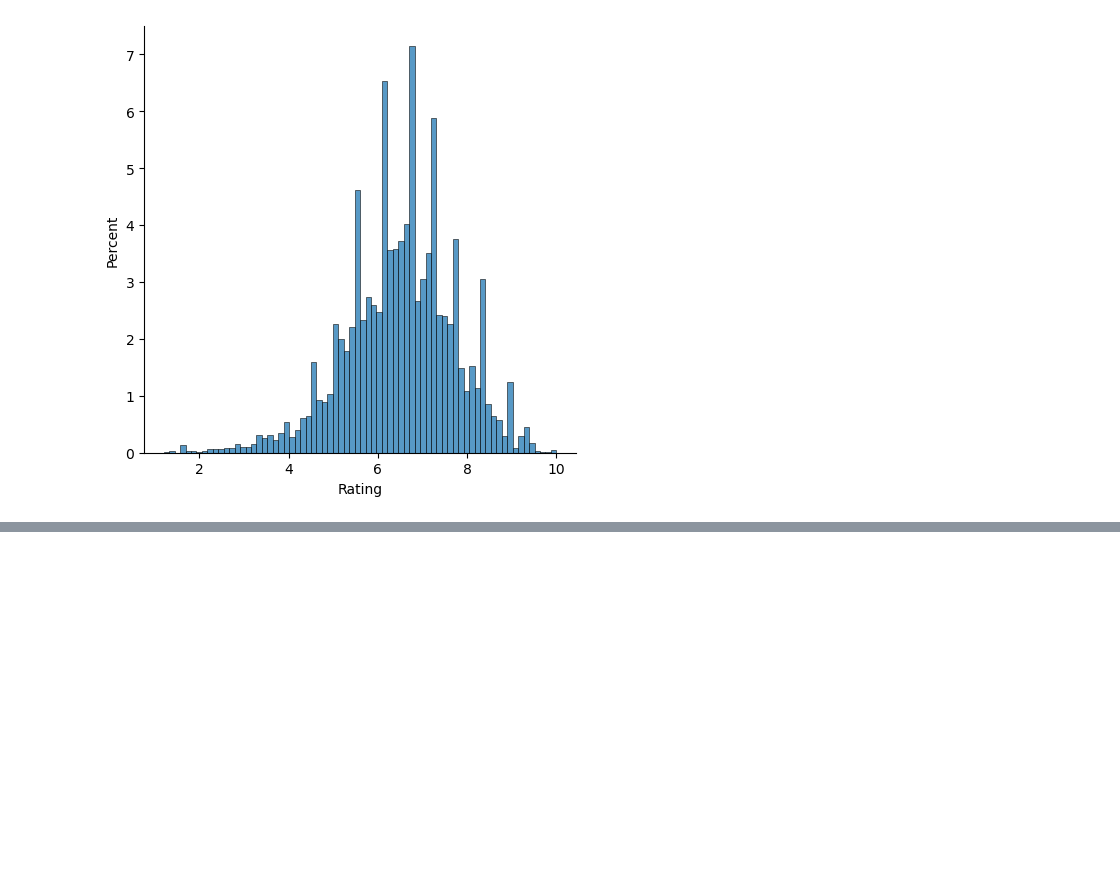
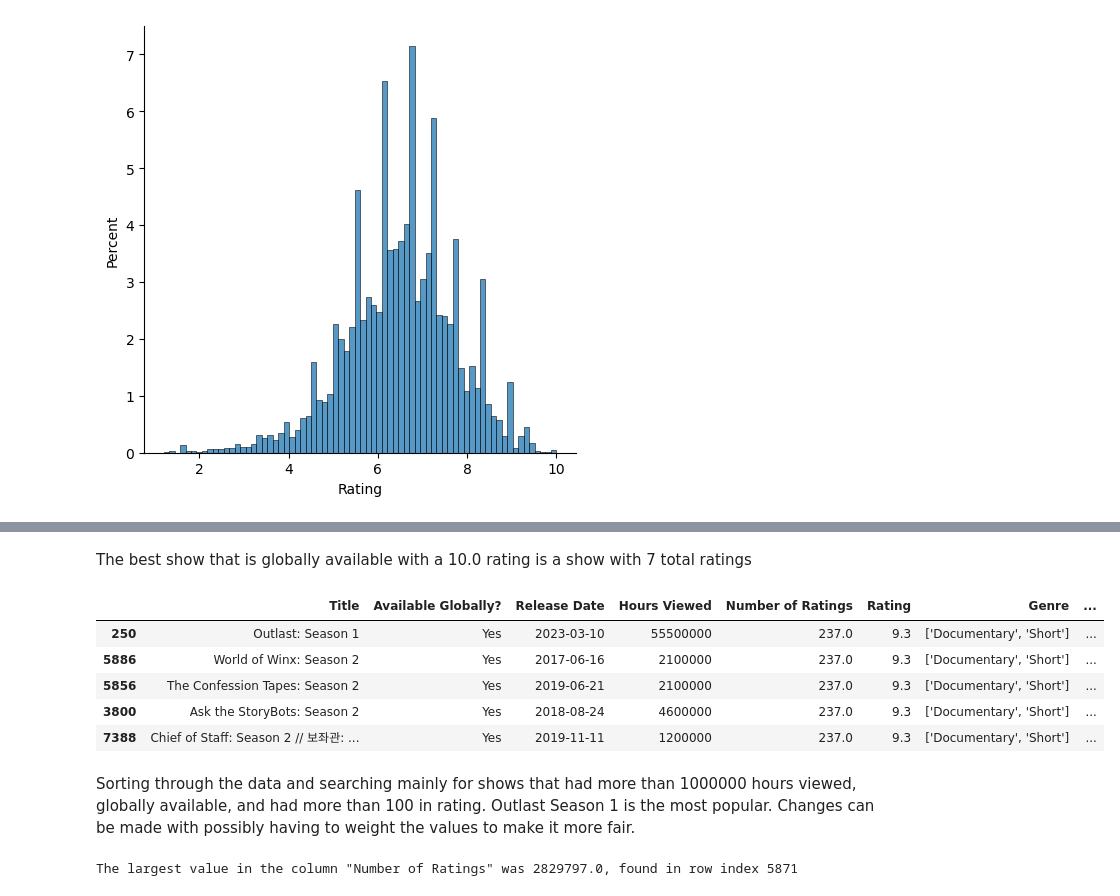
Before and after one commit to Kestrel86/netflixEDA, a Jupyter notebook: netflixEDA.ipynb, the cells around one changed output, grey strips where cells are left out. Cells and saved outputs as stored; diff of their text form; code cells hidden in the pictures; blank space fills up the shorter version.

Commit message:
Created basic check on highest rated show, plan to weigh

```diff
--- a/netflixEDA.ipynb
+++ b/netflixEDA.ipynb
@@ -80,2 +75,0 @@ Descriptions may be not necessary
-# %%
-df.drop(columns='Description', inplace=True)
@@ -119,3 +120,27 @@ df.loc[df['Available Globally?'] == 'Yes'].sort_values('Rating',ascending=False)
 | 7131 | BONDING: Season 2 | Yes | 2021-01-27 | 1300000 | 5.0 | 9.4 | ['Short', 'Comedy'] | ... |
 | 60 | Stranger Things 4 | Yes | 2022-05-27 | 133600000 | 18.0 | 9.4 | ['Drama', 'Fantasy', 'Horror'] | ... |
 | 2365 | Making Fun: Season 1 | Yes | 2022-03-04 | 8500000 | 27.0 | 9.4 | ['Short'] | ... |
+# %% [markdown]
+The best show that is globally available with a 10.0 rating is a show with 7 total ratings
+# %%
+df_filtered = df.loc[(df['Available Globally?'] == 'Yes') & (df["Hours Viewed"] >= 1000000)].sort_values('Rating',ascending=False)
+# %%
+df_filtered = df_filtered.loc[(df_filtered['Number of Ratings'] >= 100.0)].sort_values('Rating',ascending=False)
+# %%
+df_filtered.head()
+# %% [output]
+|  | Title | Available Globally? | Release Date | Hours Viewed | Number of Ratings | Rating | Genre | ... |
+| 250 | Outlast: Season 1 | Yes | 2023-03-10 | 55500000 | 237.0 | 9.3 | ['Documentary', 'Short'] | ... |
+| 5886 | World of Winx: Season 2 | Yes | 2017-06-16 | 2100000 | 237.0 | 9.3 | ['Documentary', 'Short'] | ... |
+| 5856 | The Confession Tapes: Season 2 | Yes | 2019-06-21 | 2100000 | 237.0 | 9.3 | ['Documentary', 'Short'] | ... |
+| 3800 | Ask the StoryBots: Season 2 | Yes | 2018-08-24 | 4600000 | 237.0 | 9.3 | ['Documentary', 'Short'] | ... |
+| 7388 | Chief of Staff: Season 2 // 보좌관: ... | Yes | 2019-11-11 | 1200000 | 237.0 | 9.3 | ['Documentary', 'Short'] | ... |
+# %% [markdown]
+Sorting through the data and searching mainly for shows that had more than 1000000 hours viewed, globally available, and had more than 100 in rating. Outlast Season 1 is the most popular. Changes can be made with possibly having to weight the values to make it more fair.
+# %%
+largest_rating_row = df['Number of Ratings'].idxmax()
+max_val = df.loc[largest_rating_row, 'Number of Ratings']
+
+print(f'The largest value in the column "Number of Ratings" was {max_val}, found in row index {largest_rating_row}')
+# %% [output]
+The largest value in the column "Number of Ratings" was 2829797.0, found in row index 5871
```
Also changed, not shown: parts of 8 cells of this notebook.
